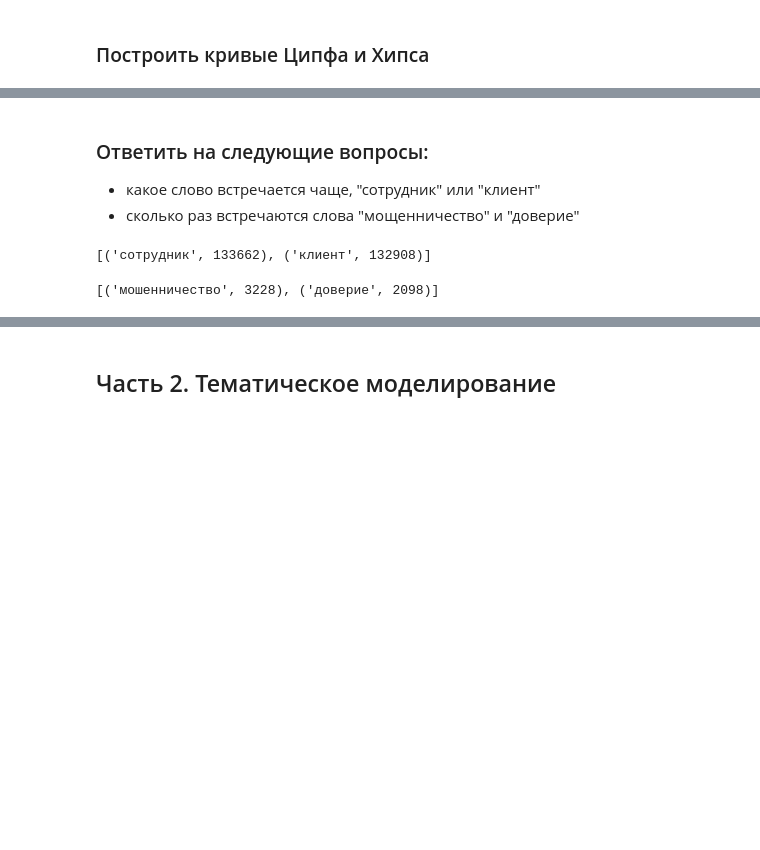
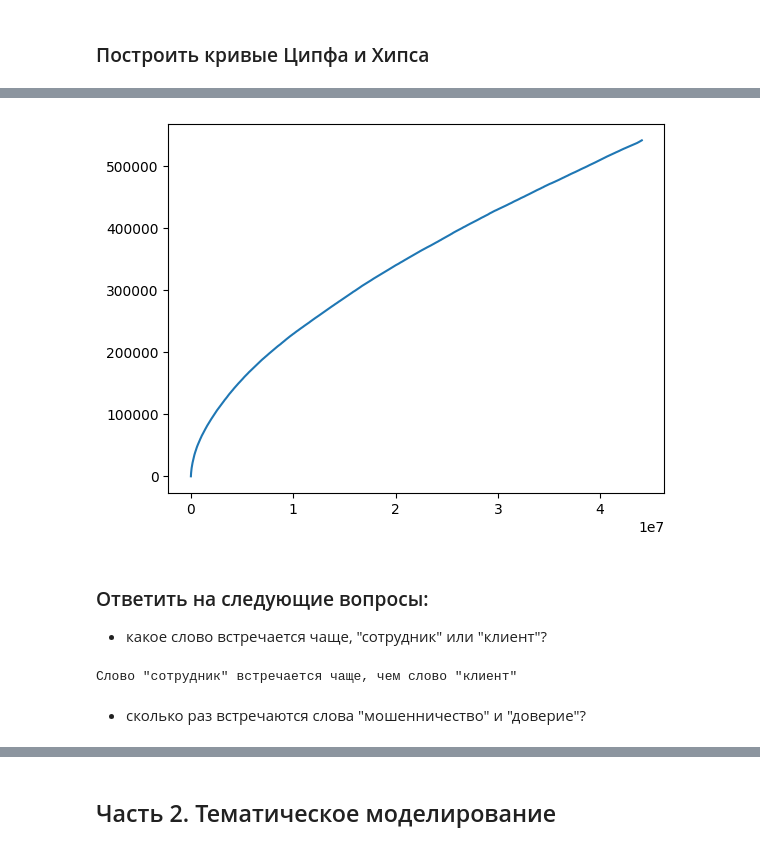
Before and after one commit to BalshowAndrew/netol_classes02, a Jupyter notebook: nlp/03_hw_banki_TM_and_classification.ipynb, the cells around one changed output, grey strips where cells are left out. Cells and saved outputs as stored; diff of their text form; code cells hidden in the pictures; blank space fills up the shorter version.

```diff
--- a/nlp/03_hw_banki_TM_and_classification.ipynb
+++ b/nlp/03_hw_banki_TM_and_classification.ipynb
@@ -427,12 +511,34 @@ top10
+# %%
+from tqdm import tqdm
+
+cnt = Counter()
+n_words = []
+n_tokens = []
+tokens = []
+for index, row in tqdm(df_text.iterrows(), total = len(df_text)):
+    tokens = word_tokenize(row['text'])
+    cnt.update([token for token in tokens if token not in punctuation])
+    n_words.append(len(cnt))
+    n_tokens.append(sum(cnt.values()))
+# %%
+fig, ax = plt.subplots()
+ax.plot(n_tokens, n_words)
+plt.show()
+# %% [output]
+[figure, added]
 # %% [markdown]
 ### Ответить на следующие вопросы:
-- какое слово встречается чаще, "сотрудник" или "клиент"
-- сколько раз встречаются слова "мощенничество" и "доверие"
+- какое слово встречается чаще, "сотрудник" или "клиент"?
-# %%
-[lemm for lemm in freq_lemm_dict.most_common() if lemm[0] in ['сотрудник', 'клиент']]
-# %% [output]
-[('сотрудник', 133662), ('клиент', 132908)]
-# %%
-[lemm for lemm in freq_lemm_dict.most_common() if lemm[0] in ['мошенничество', 'доверие']]
-# %% [output]
-[('мошенничество', 3228), ('доверие', 2098)]
+# %%
+corpus = df_text['tokens_lemm'].explode()
+word_counter = corpus.value_counts()
+if word_counter['сотрудник'] - word_counter['клиент'] > 0:
+    print('Слово "сотрудник" встречается чаще, чем слово "клиент"')
+elif word_counter['сотрудник'] - word_counter['клиент'] < 0:
+    print('Слово "клиент" встречается чаще, чем слово "сотрудник"')
+else:
+    print('Оба слова встреаются с одной частотой')
+# %% [output]
+Слово "сотрудник" встречается чаще, чем слово "клиент"
+# %% [markdown]
+- сколько раз встречаются слова "мошенничество" и "доверие"?
```
Also changed, not shown: parts of 64 cells of this notebook, 2 other files.
